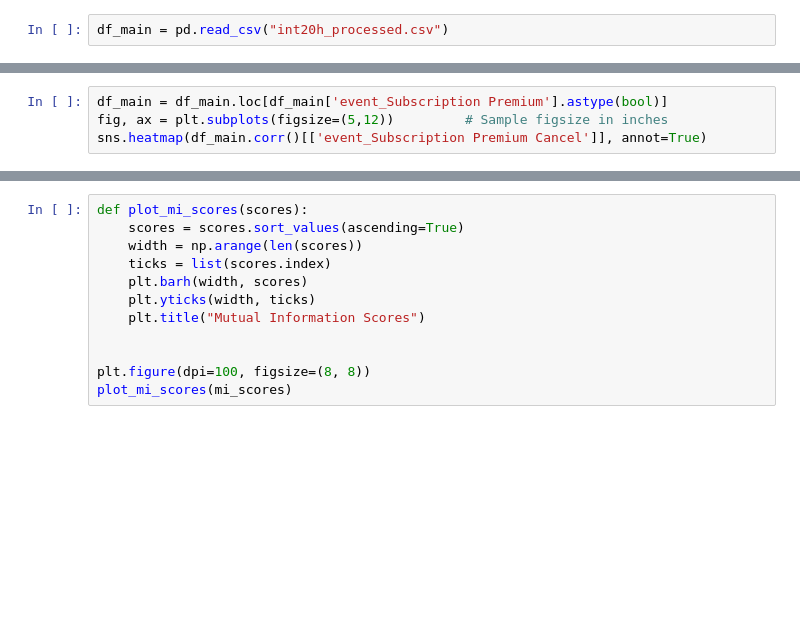
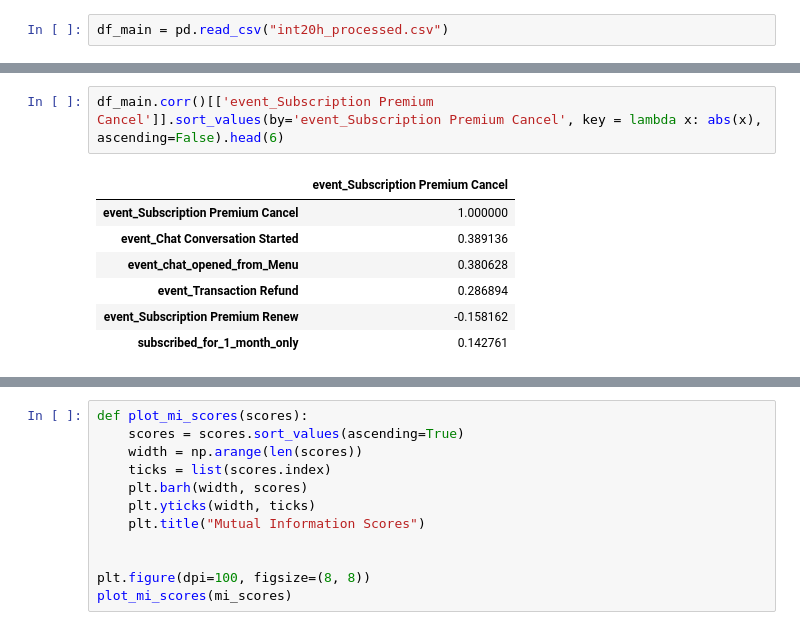
Before and after one commit to egor2702/Int-20h-lazy_lizard, a Jupyter notebook: analysis.ipynb, the cells around one changed output, grey strips where cells are left out. Drawn from its saved outputs; the diff is of its cells as text; blank space fills up the shorter version.

```diff
--- a/analysis.ipynb
+++ b/analysis.ipynb
@@ -16,4 +26,0 @@ sns.heatmap(df_main.corr()[['event_Subscription Premium Cancel']], annot=True)
-# %%
-df_main = df_main.loc[df_main['event_Subscription Premium'].astype(bool)]
-fig, ax = plt.subplots(figsize=(5,12))         # Sample figsize in inches
-sns.heatmap(df_main.corr()[['event_Subscription Premium Cancel']], annot=True)
@@ -22,0 +27,10 @@ sns.heatmap(df_main.corr()[['event_Subscription Premium Cancel']], annot=True)
+# %%
+df_main.corr()[['event_Subscription Premium Cancel']].sort_values(by='event_Subscription Premium Cancel', key = lambda x: abs(x), ascending=False).head(6)
+# %% [output]
+|  | event_Subscription Premium Cancel |
+| event_Subscription Premium Cancel | 1.000000 |
+| event_Chat Conversation Started | 0.389136 |
+| event_chat_opened_from_Menu | 0.380628 |
+| event_Transaction Refund | 0.286894 |
+| event_Subscription Premium Renew | -0.158162 |
+| subscribed_for_1_month_only | 0.142761 |
```
Also changed, not shown: parts of 15 cells of this notebook.
